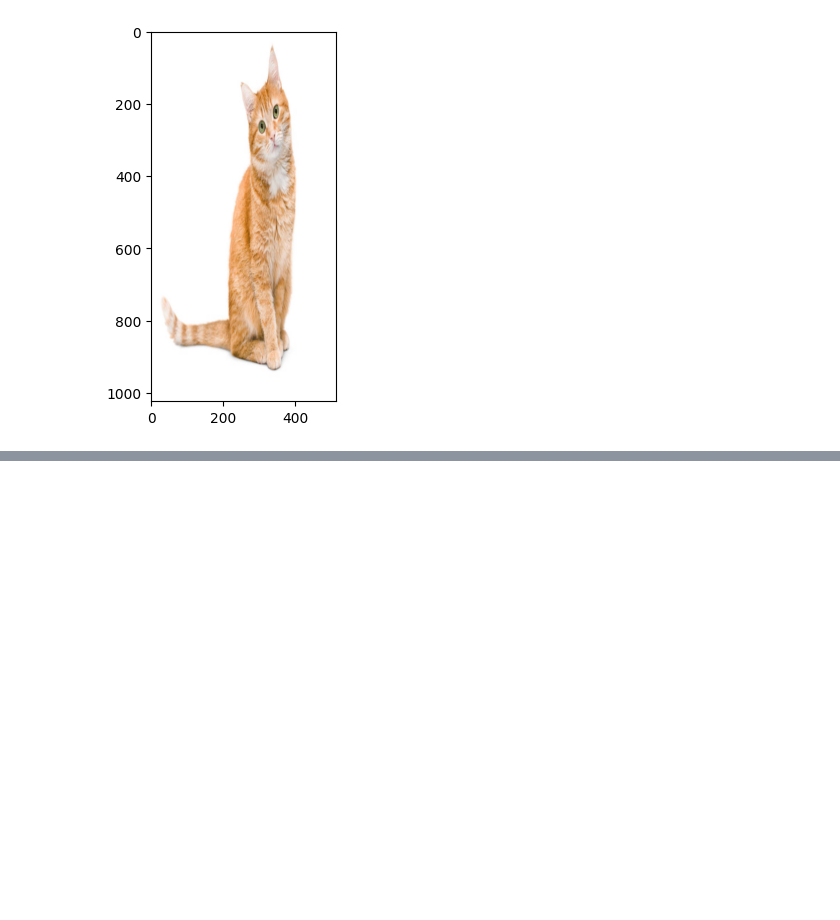
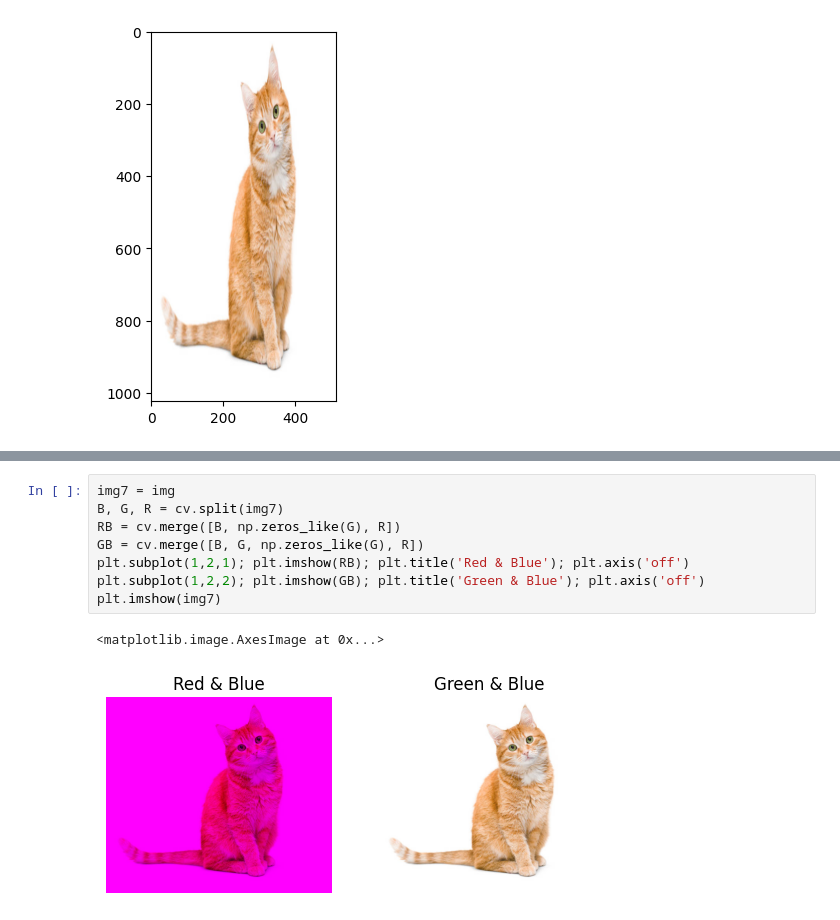
Before and after one commit to annisakrnn/PCVK_Genap_2025, a Jupyter notebook: Week2.ipynb, the cells around one changed output, grey strips where cells are left out. Drawn from its saved outputs; the diff is of its cells as text; blank space fills up the shorter version.

```diff
--- a/Week2.ipynb
+++ b/Week2.ipynb
@@ -91,0 +151,11 @@ plt.imshow(black_img2)
+# %%
+img7 = img
+B, G, R = cv.split(img7)
+RB = cv.merge([B, np.zeros_like(G), R])
+GB = cv.merge([B, G, np.zeros_like(G), R])
+plt.subplot(1,2,1); plt.imshow(RB); plt.title('Red & Blue'); plt.axis('off')
+plt.subplot(1,2,2); plt.imshow(GB); plt.title('Green & Blue'); plt.axis('off')
+plt.imshow(img7)
+# %% [output]
+<matplotlib.image.AxesImage at 0x...>
+[figure, added]
```
Also changed, not shown: parts of 25 cells of this notebook.
